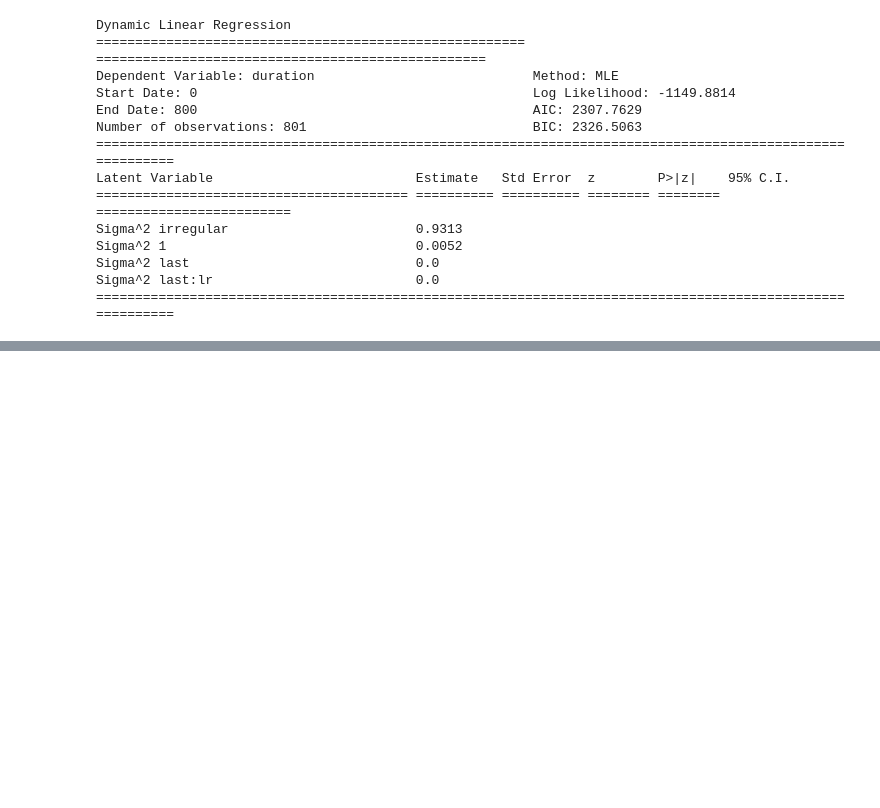
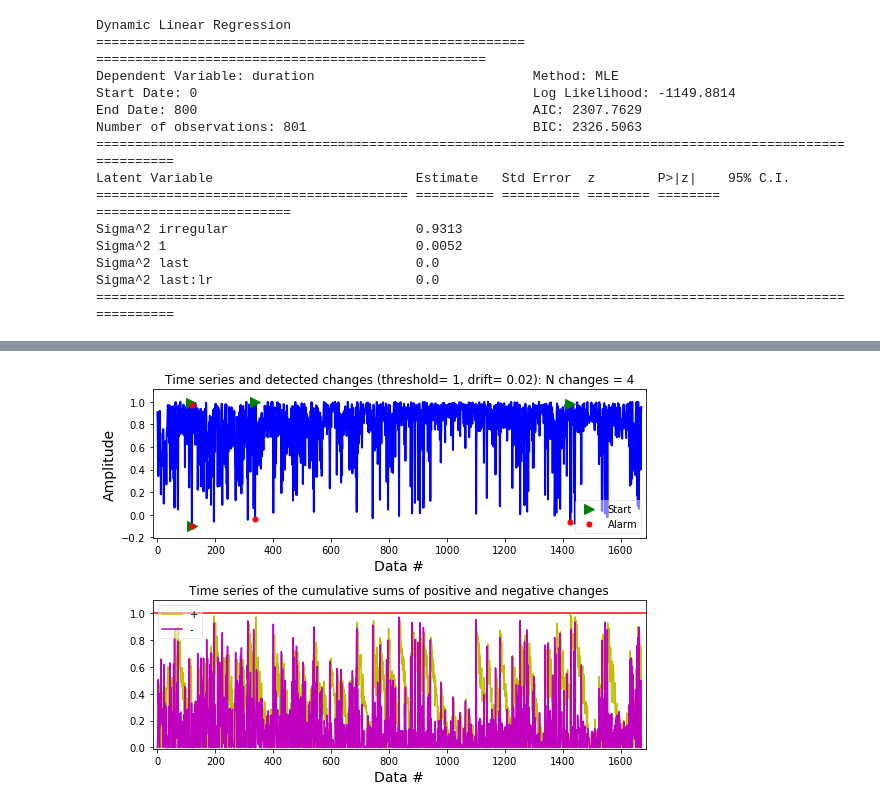
Before and after one commit to EstevaoUyra/Spikes, a Jupyter notebook: Behavior analysis.ipynb, the cells around one changed output, grey strips where cells are left out. Cells and saved outputs as stored; diff of their text form; code cells hidden in the pictures; blank space fills up the shorter version.

```diff
--- a/Behavior analysis.ipynb
+++ b/Behavior analysis.ipynb
@@ -54,0 +88,4 @@ Sigma^2 last:lr                          0.0
+# %%
+alarm,idx,c,d=detect_cusum(bhv.duration.apply(scoringTrial).values,threshold=1,drift=.02)
+# %% [output]
+[figure, added]
```
Also changed, not shown: parts of 21 cells of this notebook.
